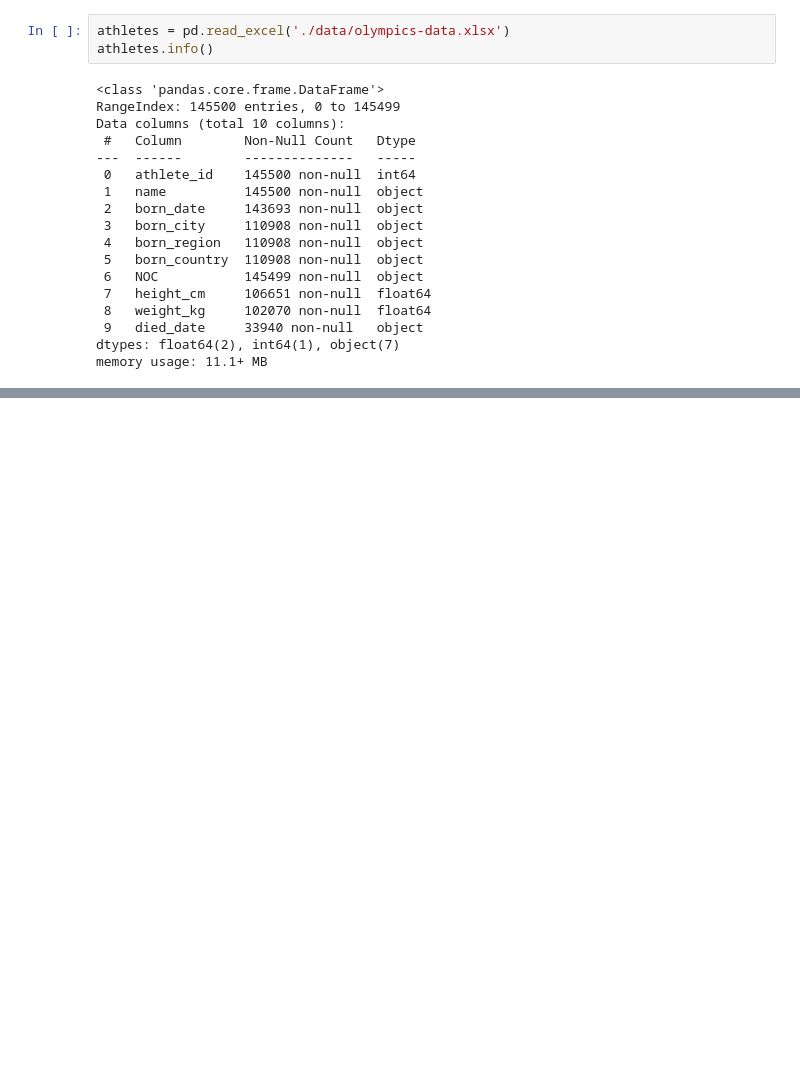
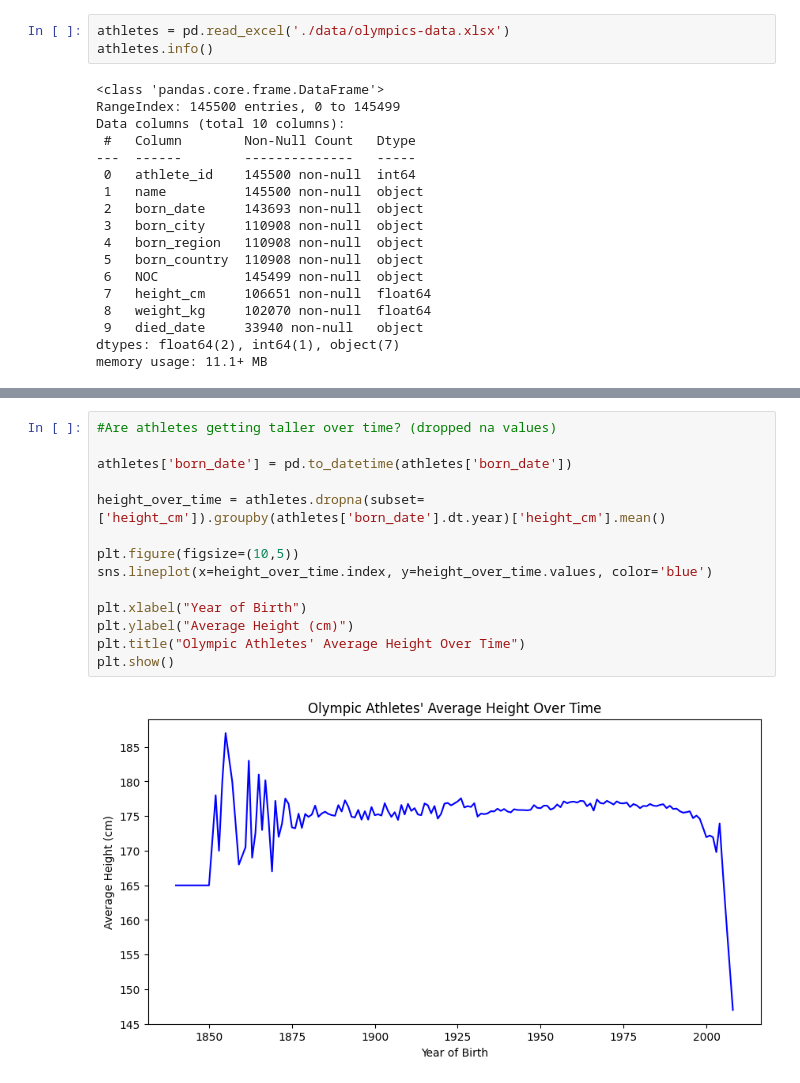
Before and after one commit to mardysonjustin/DataAnalyticsPortfolioProjects, a Jupyter notebook: olympics_pd_visualization.ipynb, the cells around one changed output, grey strips where cells are left out. Cells and saved outputs as stored; diff of their text form; blank space fills up the shorter version.

```diff
--- a/olympics_pd_visualization.ipynb
+++ b/olympics_pd_visualization.ipynb
@@ -83,0 +118,16 @@ plt.show()
+# %%
+#Are athletes getting taller over time? (dropped na values)
+
+athletes['born_date'] = pd.to_datetime(athletes['born_date'])
+
+height_over_time = athletes.dropna(subset=['height_cm']).groupby(athletes['born_date'].dt.year)['height_cm'].mean()
+
+plt.figure(figsize=(10,5))
+sns.lineplot(x=height_over_time.index, y=height_over_time.values, color='blue')
+
+plt.xlabel("Year of Birth")
+plt.ylabel("Average Height (cm)")
+plt.title("Olympic Athletes' Average Height Over Time")
+plt.show()
+# %% [output]
+[figure, added]
```
Also changed, not shown: parts of 9 cells of this notebook.
